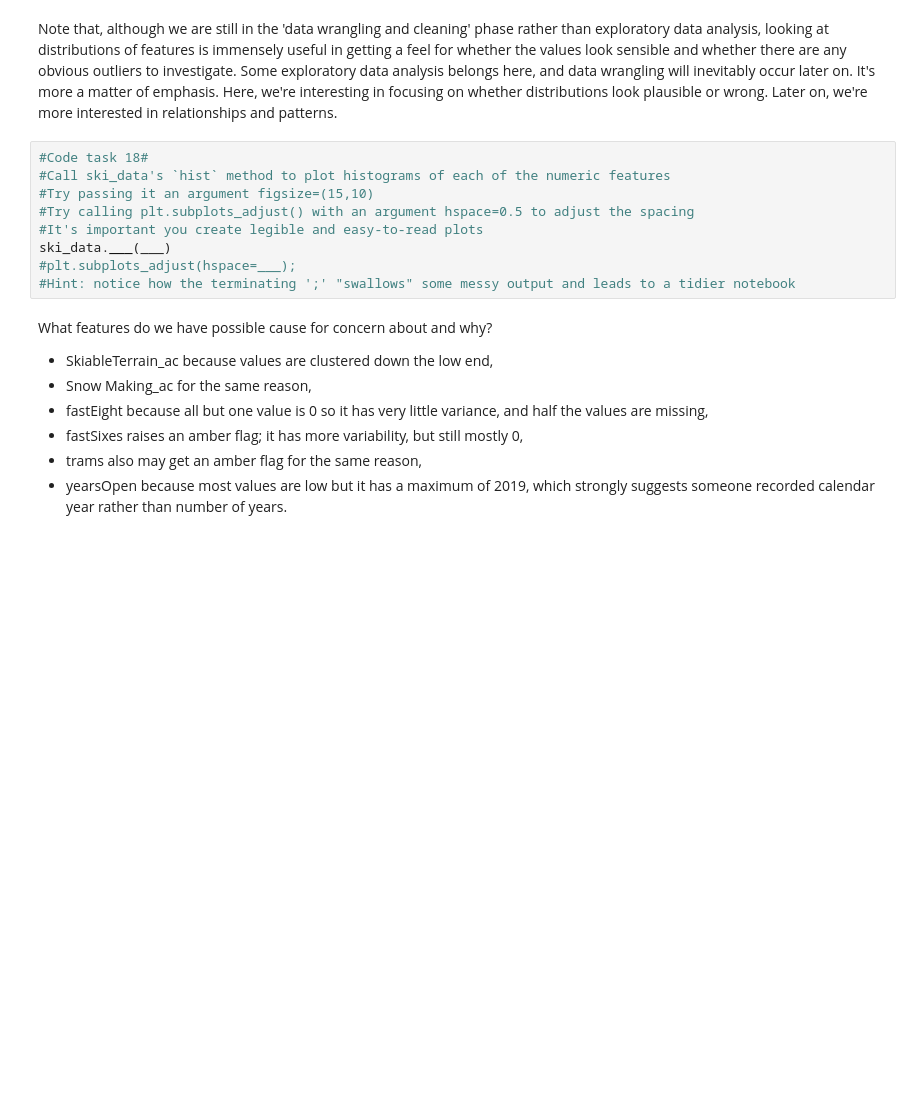
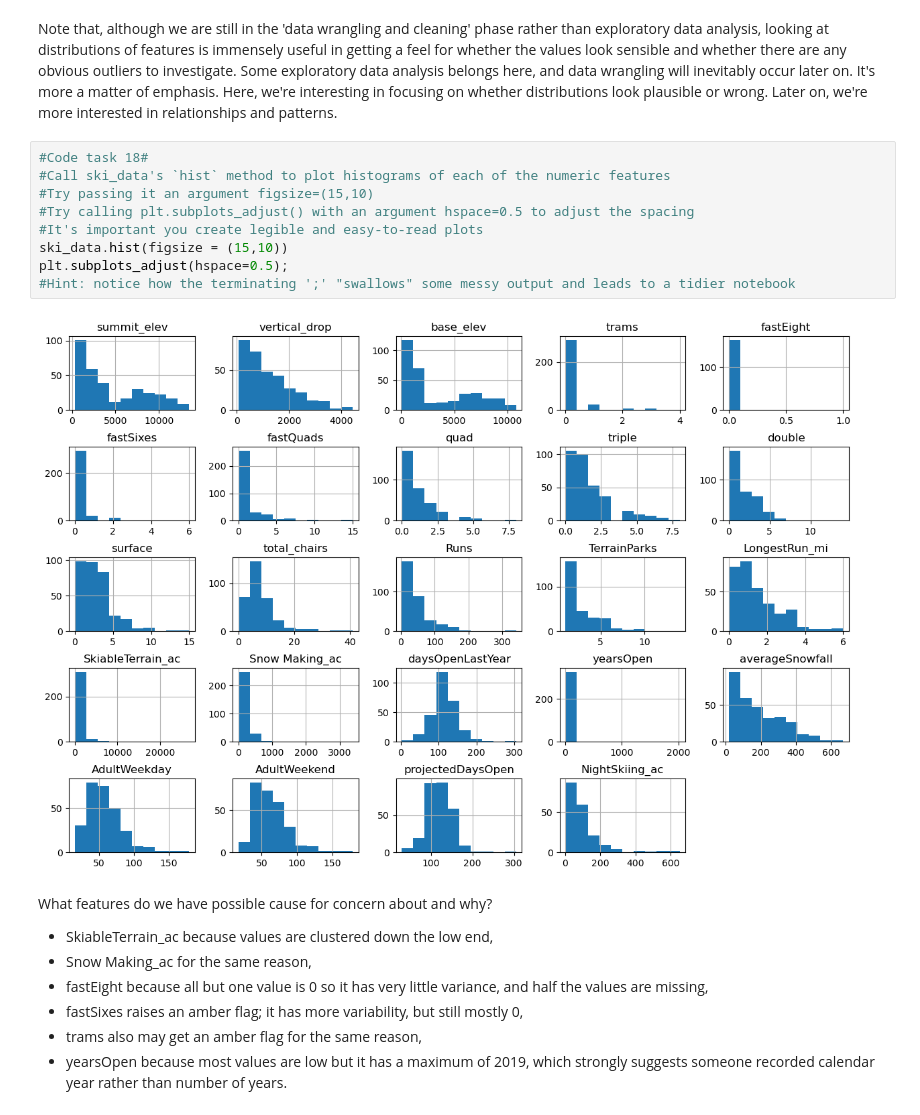
Before and after one commit to tpoozhikala/DataScienceGuidedCapstone, a Jupyter notebook: Notebooks/02_data_wrangling.ipynb, the cells around one changed output. Saved outputs shown, nothing was run; the diff lists cells and outputs as text; blank space fills up the shorter version.

```diff
--- a/Notebooks/02_data_wrangling.ipynb
+++ b/Notebooks/02_data_wrangling.ipynb
@@ -505,12 +505,14 @@ Note that, although we are still in the 'data wrangling and cleaning' phase rath
 # %%
 #Code task 18#
 #Call ski_data's `hist` method to plot histograms of each of the numeric features
 #Try passing it an argument figsize=(15,10)
 #Try calling plt.subplots_adjust() with an argument hspace=0.5 to adjust the spacing
 #It's important you create legible and easy-to-read plots
-ski_data.___(___)
-#plt.subplots_adjust(hspace=___);
+ski_data.hist(figsize = (15,10))
+plt.subplots_adjust(hspace=0.5);
 #Hint: notice how the terminating ';' "swallows" some messy output and leads to a tidier notebook
+# %% [output]
+[figure, added]
 # %% [markdown]
 What features do we have possible cause for concern about and why?
 
```
Also changed, not shown: parts of 3 cells of this notebook.
